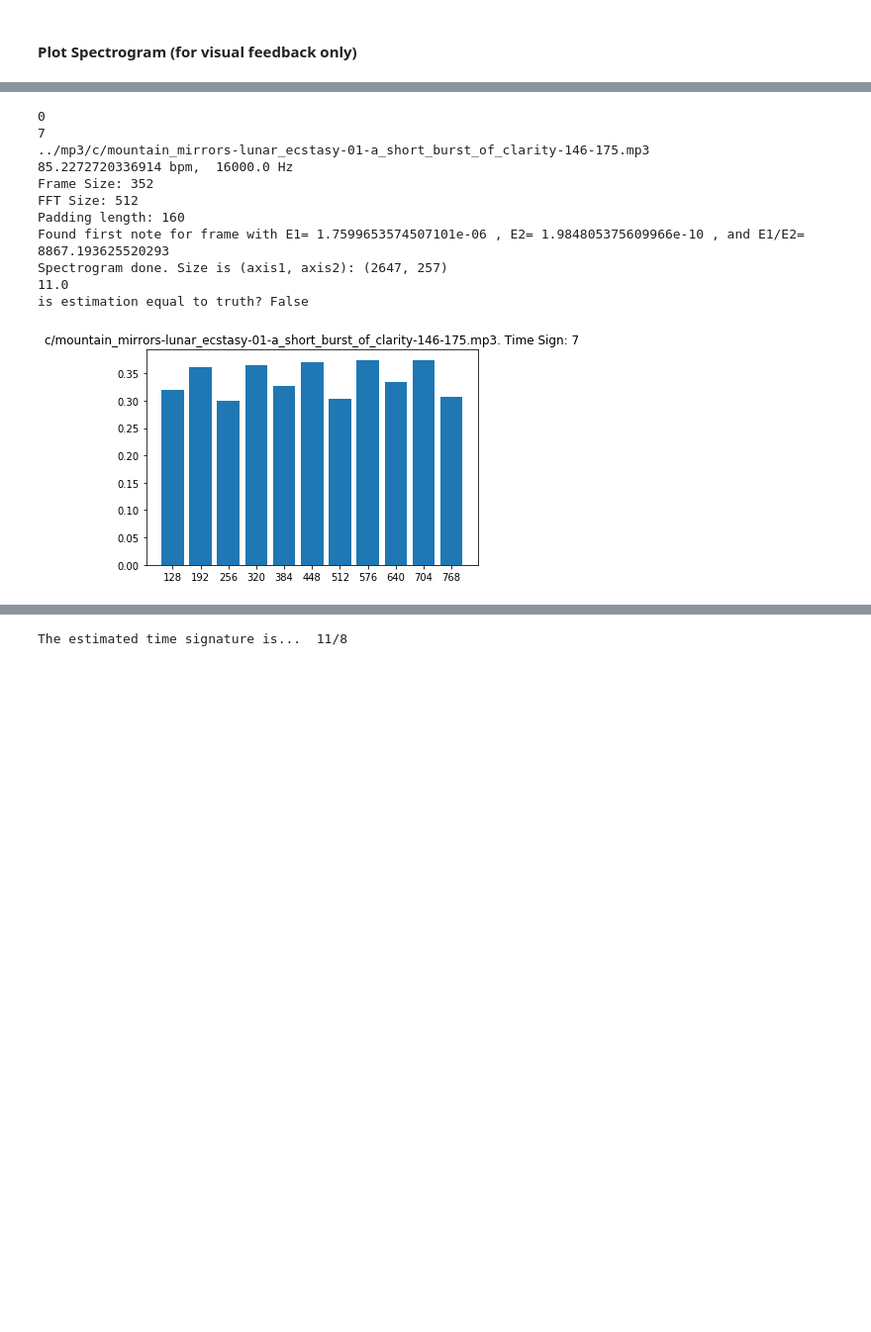
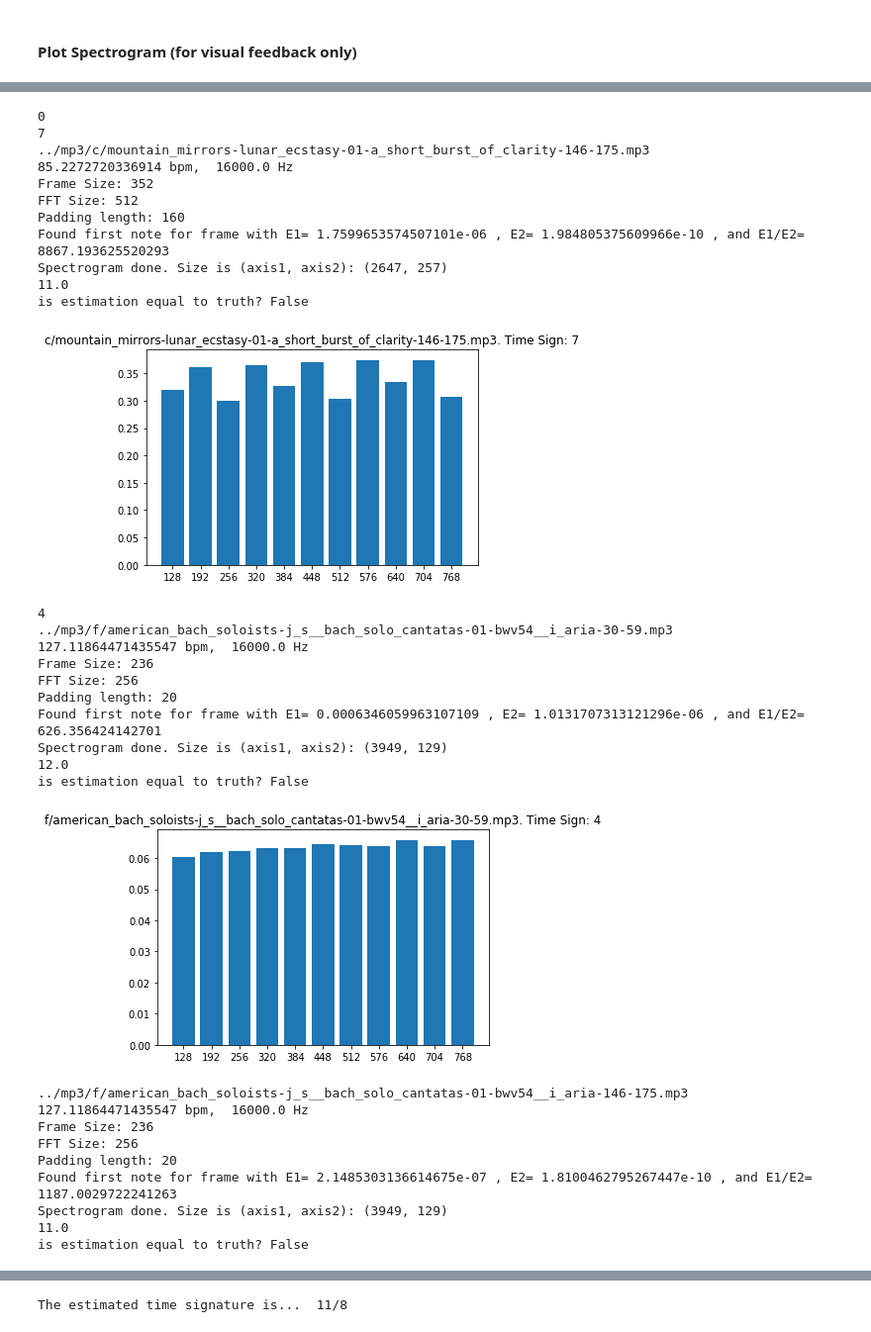
Before and after one commit to ljoglar/time_signature_estimations, a Jupyter notebook: Time_Signature_Estimation.ipynb, the cells around one changed output, grey strips where cells are left out. Shown at 99% size. Drawn from its saved outputs; the diff is of its cells as text; code cells hidden in the pictures; blank space fills up the shorter version.

```diff
--- a/Time_Signature_Estimation.ipynb
+++ b/Time_Signature_Estimation.ipynb
@@ -184,28 +192,43 @@ def getTrackCollection(tag='rock', num=1, minConfidence=0.8):
                                                                           'tempo':child.attrib['tempo']})
     return collection
 # %%
-for timeSig, paths in getTrackCollection('rock', 3, 0.8).items():
-    print(timeSig)
-    if int(timeSig) == 0:
-        continue
-    for path in paths:
-        full_path = path_to_data_set + path['path']
-        print(full_path)
-        audioInput, bpm, fs = get_audio_and_tempo(full_path)
-        spectrogram, db_spectrogram, fft_size, hop_size, first_note_flag = compute_spectrogram(path)
-        SM = compute_similarity()
+tags = ['rock', 'classical', 'heavy', 'jazz', 'opera','funk', 'funky', 'electronica', 'guitar', 'folk', 'fast', 'irish',
+       'arabic', 'instrumental', 'spanish', 'orchestra', 'piano', 'celtic', 'woman', 'dance', 'techno', 'hip hop']
+results_dict = {"tag": [], "song":[], "original_ts":[], "conf_original_ts":[], "estimated_ts":[],
+                "conf_estimated_ts":[], "equal":[]}
 
-        top_candidate = list(SM.keys())[list(SM.values()).index(max(list(SM.values())))] / 64
-        print(top_candidate)
+for tag in tags:
+    for timeSig, paths in getTrackCollection(tag, 3, 0.8).items():
+        print(timeSig)
+        if int(timeSig) == 0:
+            continue
+        for path in paths:
+            full_path = path_to_data_set + path['path']
+            print(full_path)
+            audioInput, bpm, fs = get_audio_and_tempo(full_path)
+            spectrogram, db_spectrogram, fft_size, hop_size, first_note_flag = compute_spectrogram(path)
+            SM = compute_similarity()
 
-        print("is estimation equal to truth? " + str(timeSig == int(top_candidate)))
+            top_candidate = list(SM.keys())[list(SM.values()).index(max(list(SM.values())))] / 64
+            print(top_candidate)
+            confidence = max(list(SM.values())) / sum(list(SM.values()))
 
-        ordered_SM = OrderedDict(sorted(SM.items()))
-        plt.bar(range(len(ordered_SM)), list(ordered_SM.values()), align='center')
-        xlabels = list(ordered_SM.keys())
-        plt.title(path['path'] + ". Time Sign: " + timeSig)
-        plt.xticks(range(len(ordered_SM)), xlabels)
-        plt.show()
+            print("is estimation equal to truth? " + str(timeSig == int(top_candidate)))
+
+            ordered_SM = OrderedDict(sorted(SM.items()))
+            plt.bar(range(len(ordered_SM)), list(ordered_SM.values()), align='center')
+            xlabels = list(ordered_SM.keys())
+            plt.title(path['path'] + ". Time Sign: " + timeSig)
+            plt.xticks(range(len(ordered_SM)), xlabels)
+            plt.show()
+
+            results_dict["tag"].append(tag)
+            results_dict["song"].append(path['path'])
+            results_dict["original_ts"].append(timeSig)
+            results_dict["conf_original_ts"].append(path['timeSignatureConfidence'])
+            results_dict["estimated_ts"].append(int(top_candidate))
+            results_dict["conf_estimated_ts"].append(confidence)
+            results_dict["equal"].append(timeSig == int(top_candidate))
 # %% [output]
 4
 ../mp3/c/lvx_nova-lvx_nova-01-contimune-233-262.mp3
@@ -223,30 +246,50 @@ is estimation equal to truth? False
 Frame Size: 306
 FFT Size: 512
 Padding length: 206
 Found first note for frame with E1= 0.13540951907634735 , E2= 1.831292138376739e-05 , and E1/E2= 7394.206322338861
 Spectrogram done. Size is (axis1, axis2): (3045, 257)
 12.0
 is estimation equal to truth? False
 [figure]
 ../mp3/0/rocket_city_riot-last_of_the_pleasure_seekers-01-under_the_bright_lights-146-175.mp3
 94.93670654296875 bpm,  16000.0 Hz
 Frame Size: 316
 FFT Size: 512
 Padding length: 196
 Found first note for frame with E1= 0.2229491025209427 , E2= 0.0003804757434409112 , and E1/E2= 585.974549927037
 Spectrogram done. Size is (axis1, axis2): (2949, 257)
 10.0
 is estimation equal to truth? False
 [figure]
 0
 7
 ../mp3/c/mountain_mirrors-lunar_ecstasy-01-a_short_burst_of_clarity-146-175.mp3
 85.2272720336914 bpm,  16000.0 Hz
 Frame Size: 352
 FFT Size: 512
 Padding length: 160
 Found first note for frame with E1= 1.7599653574507101e-06 , E2= 1.984805375609966e-10 , and E1/E2= 8867.193625520293
 Spectrogram done. Size is (axis1, axis2): (2647, 257)
 11.0
 is estimation equal to truth? False
 [figure]
+4
+../mp3/f/american_bach_soloists-j_s__bach_solo_cantatas-01-bwv54__i_aria-30-59.mp3
+127.11864471435547 bpm,  16000.0 Hz
+Frame Size: 236
+FFT Size: 256
+Padding length: 20
+Found first note for frame with E1= 0.0006346059963107109 , E2= 1.0131707313121296e-06 , and E1/E2= 626.356424142701
+Spectrogram done. Size is (axis1, axis2): (3949, 129)
+12.0
+is estimation equal to truth? False
+[figure, added]
+../mp3/f/american_bach_soloists-j_s__bach_solo_cantatas-01-bwv54__i_aria-146-175.mp3
+127.11864471435547 bpm,  16000.0 Hz
+Frame Size: 236
+FFT Size: 256
+Padding length: 20
+Found first note for frame with E1= 2.1485303136614675e-07 , E2= 1.8100462795267447e-10 , and E1/E2= 1187.0029722241263
+Spectrogram done. Size is (axis1, axis2): (3949, 129)
+11.0
+is estimation equal to truth? False
```
Also changed, not shown: parts of 6 cells of this notebook, 2 other files.
